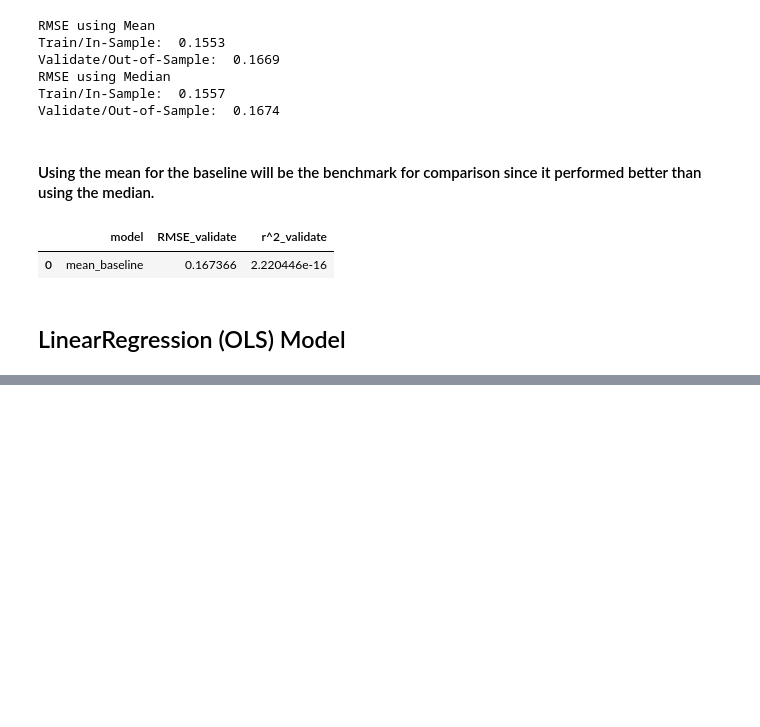
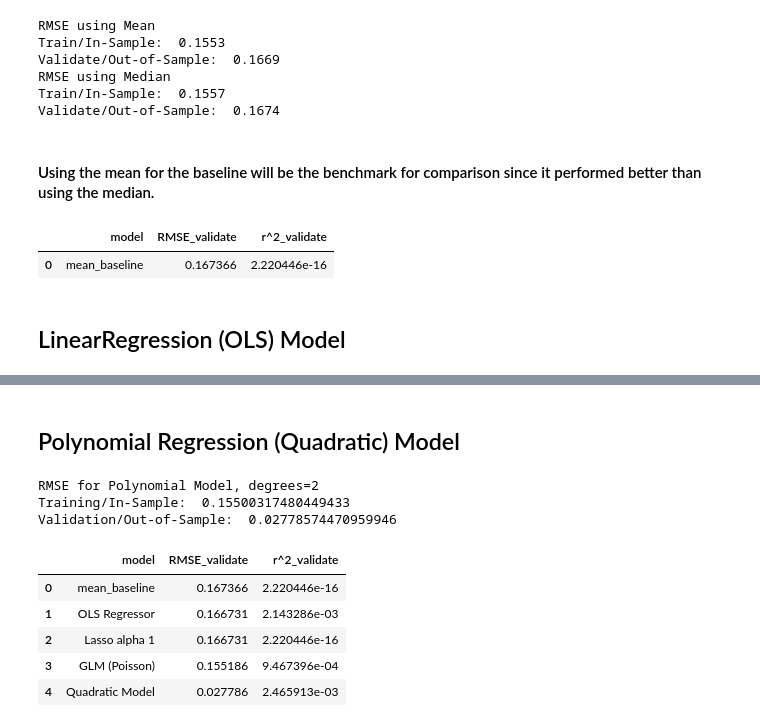
Before and after one commit to matt-and-alicia/zillow-clustering-project, a Jupyter notebook: final_zillow_clustering_notebook.ipynb, the cells around one changed output, grey strips where cells are left out. Saved outputs shown, nothing was run; the diff lists cells and outputs as text; code cells hidden in the pictures; blank space fills up the shorter version.

```diff
--- a/final_zillow_clustering_notebook.ipynb
+++ b/final_zillow_clustering_notebook.ipynb
@@ -872,6 +863,9 @@ metric_df
 # %% [output]
 |  | model | RMSE_validate | r^2_validate |
 | 0 | mean_baseline | 0.167366 | 2.220446e-16 |
+# %%
+# specify features for modeling for clusters 0, 1, and 3
+features = ['prop_sqft','tax_value','acres','age','latitude','bathrooms']
 # %% [markdown]
 ## LinearRegression (OLS) Model
 # %%
@@ -900,0 +988,2 @@ ValueError: could not convert string to float: 'cluster_1'
+# %% [markdown]
+## Polynomial Regression (Quadratic) Model
@@ -900,0 +1001,41 @@ ValueError: could not convert string to float: 'cluster_1'
+# %%
+## LinearRegression ##
+# create the model object
+lm2 = LinearRegression(normalize=True)
+
+# fit the model to our training data
+lm2.fit(X_train_degree2, y_train.log_error)
+
+
+# predict train
+y_train['log_error_pred_lm2'] = lm2.predict(X_train_degree2)
+
+# evaluate: rmse
+rmse_train = mean_squared_error(y_train.log_error, y_train.log_error_pred_lm2) ** (1/2)
+
+
+# predict validate
+y_validate['log_error_pred_lm2'] = lm2.predict(X_validate_degree2)
+
+# evaluate: rmse
+rmse_validate = mean_squared_error(y_validate.log_error, y_validate.log_error_pred_lm2)
+
+print("RMSE for Polynomial Model, degrees=2\nTraining/In-Sample: ", rmse_train,
+      "\nValidation/Out-of-Sample: ", rmse_validate)
+# %% [output]
+RMSE for Polynomial Model, degrees=2
+Training/In-Sample:  0.15500317480449433
+Validation/Out-of-Sample:  0.02778574470959946
+# %%
+metric_df = metric_df.append({'model': 'Quadratic Model',
+                              'RMSE_validate': rmse_validate,
+                              'r^2_validate': explained_variance_score(y_validate.log_error, y_validate.log_error_pred_lm2)}, ignore_index=True)
+
+metric_df
+# %% [output]
+|  | model | RMSE_validate | r^2_validate |
+| 0 | mean_baseline | 0.167366 | 2.220446e-16 |
+| 1 | OLS Regressor | 0.166731 | 2.143286e-03 |
+| 2 | Lasso alpha 1 | 0.166731 | 2.220446e-16 |
+| 3 | GLM (Poisson) | 0.155186 | 9.467396e-04 |
+| 4 | Quadratic Model | 0.027786 | 2.465913e-03 |
```
Also changed, not shown: parts of 40 cells of this notebook, 1 other file.
